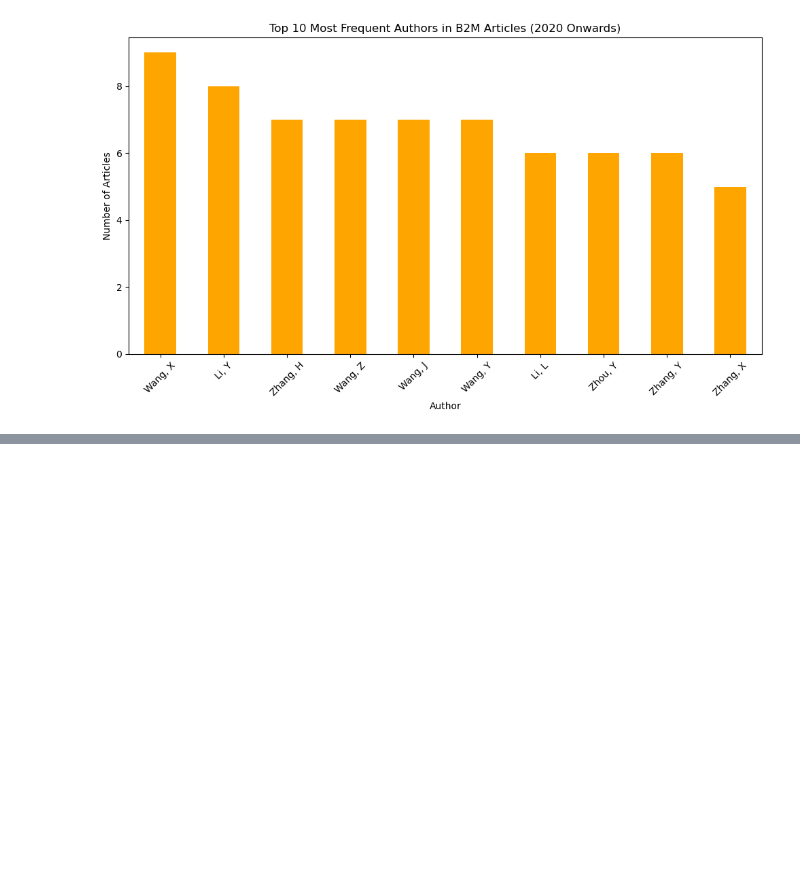
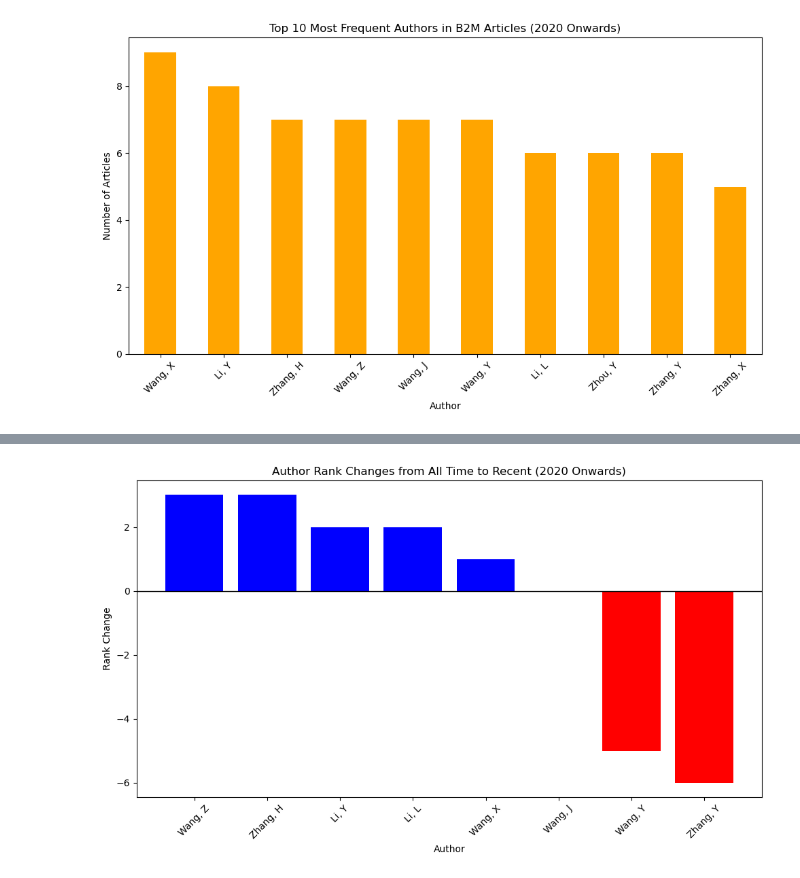
Before and after one commit to LillWawrence/consulting_skills_exam, a Jupyter notebook: will.ipynb, the cells around one changed output, grey strips where cells are left out. Cells and saved outputs as stored; diff of their text form; code cells hidden in the pictures; blank space fills up the shorter version.

```diff
--- a/will.ipynb
+++ b/will.ipynb
@@ -188,0 +253,16 @@ plt.show()
+# %%
+# bar chart of rank changes - positive values are blue, negative values are red
+ranking_df = ranking_df.dropna(subset=['RankChange'])
+ranking_df = ranking_df.sort_values(by='RankChange', ascending=False)
+plt.figure(figsize=(10,6))
+colors = ['blue' if x > 0 else 'red' for x in ranking_df['RankChange']]
+plt.bar(ranking_df['Author'], ranking_df['RankChange'], color=colors)
+plt.axhline(y=0, color='black', linewidth=1)
+plt.title('Author Rank Changes from All Time to Recent (2020 Onwards)')
+plt.xlabel('Author')
+plt.ylabel('Rank Change')
+plt.xticks(rotation=45)
+plt.tight_layout()
+plt.show()
+# %% [output]
+[figure, added]
```
Also changed, not shown: parts of 4 cells of this notebook.
